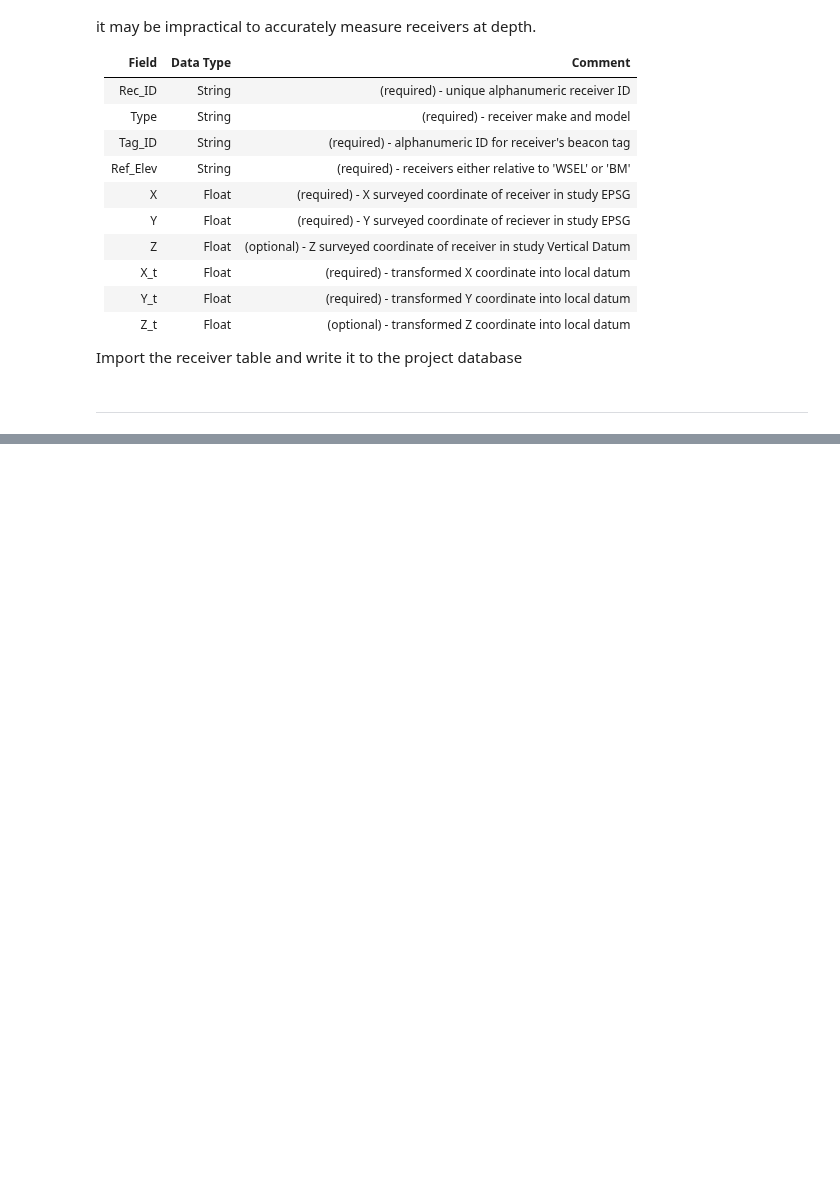
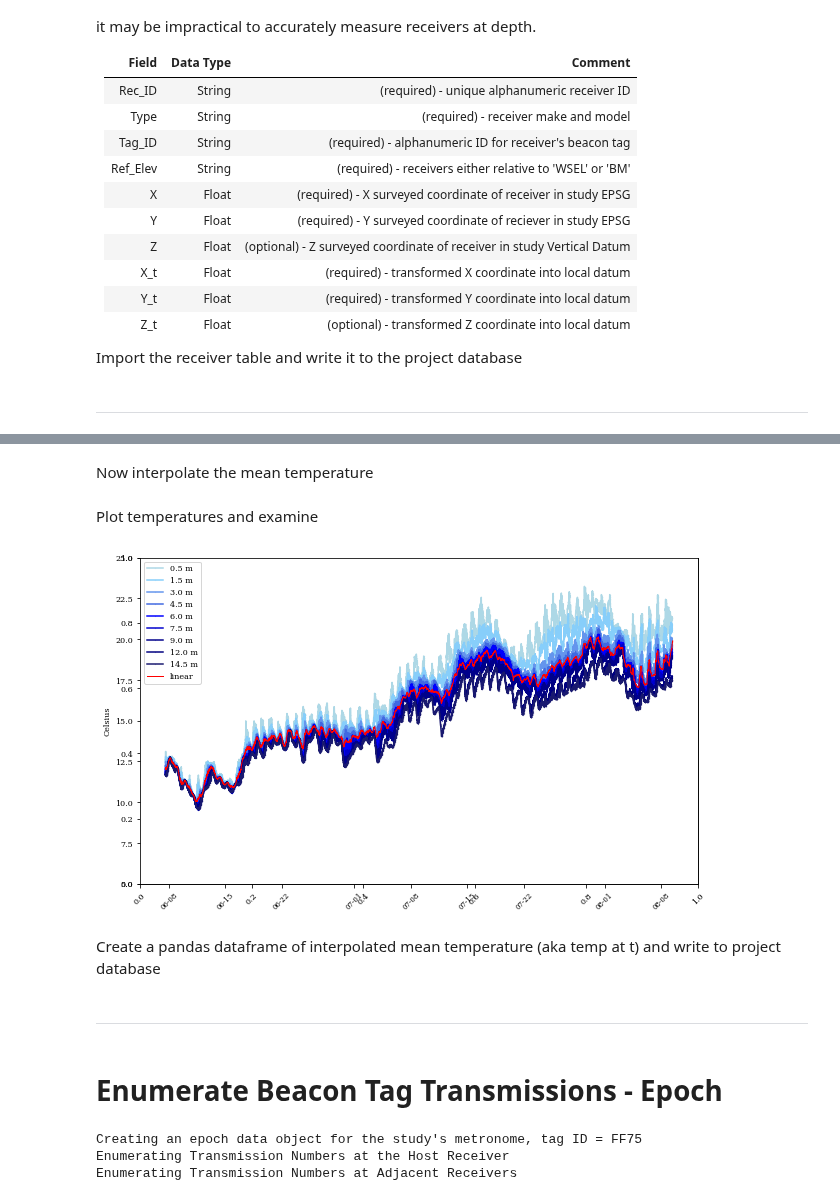
Before and after one commit to knebiolo/jsats3d, a Jupyter notebook: jsats3d_Project_Notebook-checkpoint.ipynb, the cells around one changed output, grey strips where cells are left out. Cells and saved outputs as stored; diff of their text form; code cells hidden in the pictures; blank space fills up the shorter version.

Commit message:
updates to the project notebook
up to synchronizing receivers at surface

```diff
--- a/jsats3d_Project_Notebook-checkpoint.ipynb
+++ b/jsats3d_Project_Notebook-checkpoint.ipynb
@@ -133,0 +195,6 @@ jsats3d.study_data_import(pd.read_csv(os.path.join(inputWS,'tblTemp.csv')),dbDir
+# %%
+temp = pd.read_csv(os.path.join(inputWS,"tblTemp.csv"))
+temp['time_stamp'] = pd.to_datetime(temp.meas_dt)
+temp['loc_dep_id'] = temp.location + "-" + temp.depth_ft.astype(np.str)
+temp['temp_celcius'] = (temp.temp_f - 32) * 5./9.
+temp['depth_m'] = np.round(temp.depth_ft / 3.28084, 2)
@@ -133,0 +240,40 @@ jsats3d.study_data_import(pd.read_csv(os.path.join(inputWS,'tblTemp.csv')),dbDir
+# %% [markdown]
+Now interpolate the mean temperature
+# %%
+epochMin = min(locEpochMin.values())-0.100000
+epochMax = max(locEpochMax.values())+0.100000
+linear_temps = []
+epoch_range = np.linspace(epochMin,epochMax,10000)
+ts = pd.to_datetime(epoch_range,unit = 's')
+for i in epoch_range:
+    temps = []
+    for j in locLinearInterp:
+        temps.append(locLinearInterp[j](i))
+    linear_temps.append(np.nanmean(temps))
+# %% [markdown]
+Plot temperatures and examine
+# %%
+xfmt = mdates.DateFormatter('%m-%d')
+fig = plt.figure(figsize = (10,6))
+plt.xticks(rotation = 45)
+ax = fig.add_subplot(111)
+ax.plot_date(temp[(temp.location == 'A') & (temp.depth_m == np.round(1.64 / 3.28084, 2))].time_stamp.values,temp[(temp.location == 'A') & (temp.depth_m == np.round(1.64 / 3.28084, 2))].temp_celcius.values,linestyle = '-', label = r'%s m'%(np.round(1.64 / 3.28084, 2)), color = '#ADD8E6',ms = 0.1)
+ax.plot_date(temp[(temp.location == 'A') & (temp.depth_m == np.round(4.92 / 3.28084, 2))].time_stamp.values,temp[(temp.location == 'A') & (temp.depth_m == np.round(4.92 / 3.28084, 2))].temp_celcius.values,linestyle = '-',label = r'%s m'%(np.round(4.92 / 3.28084, 2)), color = '#87CEFA',ms = 0.1)
+ax.plot_date(temp[(temp.location == 'A') & (temp.depth_m == np.round(9.84 / 3.28084, 2))].time_stamp.values,temp[(temp.location == 'A') & (temp.depth_m == np.round(9.84 / 3.28084, 2))].temp_celcius.values,linestyle = '-',label = r'%s m'%(np.round(9.84 / 3.28084, 2)), color = '#6495ED',ms = 0.1)
+ax.plot_date(temp[(temp.location == 'A') & (temp.depth_m == np.round(14.76 / 3.28084, 2))].time_stamp.values,temp[(temp.location == 'A') & (temp.depth_m == np.round(14.76 / 3.28084, 2))].temp_celcius.values,linestyle = '-',label = r'%s m'%(np.round(14.76 / 3.28084, 2)), color = '#4169E1',ms = 0.1)
+ax.plot_date(temp[(temp.location == 'A') & (temp.depth_m == np.round(19.69 / 3.28084, 2))].time_stamp.values,temp[(temp.location == 'A') & (temp.depth_m == np.round(19.69 / 3.28084, 2))].temp_celcius.values,linestyle = '-',label = r'%s m'%(np.round(19.69 / 3.28084, 2)), color = '#0000FF',ms = 0.1)
+ax.plot_date(temp[(temp.location == 'A') & (temp.depth_m == np.round(24.61 / 3.28084, 2))].time_stamp.values,temp[(temp.location == 'A') & (temp.depth_m == np.round(24.61 / 3.28084, 2))].temp_celcius.values,linestyle = '-',label = r'%s m'%(np.round(24.61 / 3.28084, 2)), color = '#0000CD',ms = 0.1)
+ax.plot_date(temp[(temp.location == 'A') & (temp.depth_m == np.round(29.53 / 3.28084, 2))].time_stamp.values,temp[(temp.location == 'A') & (temp.depth_m == np.round(29.53 / 3.28084, 2))].temp_celcius.values,linestyle = '-',label = r'%s m'%(np.round(29.53 / 3.28084, 2)), color = '#00008B',ms = 0.1)
+ax.plot_date(temp[(temp.location == 'A') & (temp.depth_m == np.round(39.37 / 3.28084, 2))].time_stamp.values,temp[(temp.location == 'A') & (temp.depth_m == np.round(39.37 / 3.28084, 2))].temp_celcius.values,linestyle = '-',label = r'%s m'%(np.round(39.37 / 3.28084, 2)), color = '#000080',ms = 0.1)
+ax.plot_date(temp[(temp.location == 'A') & (temp.depth_m == np.round(47.57 / 3.28084, 2))].time_stamp.values,temp[(temp.location == 'A') & (temp.depth_m == np.round(47.57 / 3.28084, 2))].temp_celcius.values,linestyle = '-',label = r'%s m'%(np.round(47.57 / 3.28084, 2)), color = '#191970',ms = 0.1)
+ax.plot_date(ts,linear_temps, 'r-', label = r'linear',lw = 1)
+ax.xaxis.set_major_formatter(xfmt)
+ax.set_ylim(5,25)
+plt.legend(loc = 2)
+ax.set_ylabel('Celsius')
+plt.xticks(rotation = 45, fontsize = 7)
+plt.show()
+# %% [output]
+[figure, added]
+# %% [markdown]
+Create a pandas dataframe of interpolated mean temperature (aka temp at t) and write to project database
@@ -133,0 +287,21 @@ jsats3d.study_data_import(pd.read_csv(os.path.join(inputWS,'tblTemp.csv')),dbDir
+# %% [markdown]
+---
+# %% [markdown]
+# Enumerate Beacon Tag Transmissions - Epoch
+# %%
+metronome = 'FF75'
+
+print ("Creating an epoch data object for the study's metronome, tag ID = %s"%(metronome))
+metronome_dat = jsats3d.beacon_epoch(metronome,dbDir,outputWS)
+print ("Enumerating Transmission Numbers at the Host Receiver")
+metronome_dat.host_receiver_enumeration()
+print ("Enumerating Transmission Numbers at Adjacent Receivers")
+metronome_dat.adjacent_receiver_enumeration()
+print ("Creating multipath data object for metronome data")
+metronome_multipath = jsats3d.multipath_data_object(metronome,dbDir,outputWS,metronome = True)
+print ("Remote multipath from metonome data object")
+jsats3d.multipath_2(metronome_multipath)
+# %% [output]
+Creating an epoch data object for the study's metronome, tag ID = FF75
+Enumerating Transmission Numbers at the Host Receiver
+Enumerating Transmission Numbers at Adjacent Receivers
```
Also changed, not shown: parts of 18 cells of this notebook, 11 other files.
